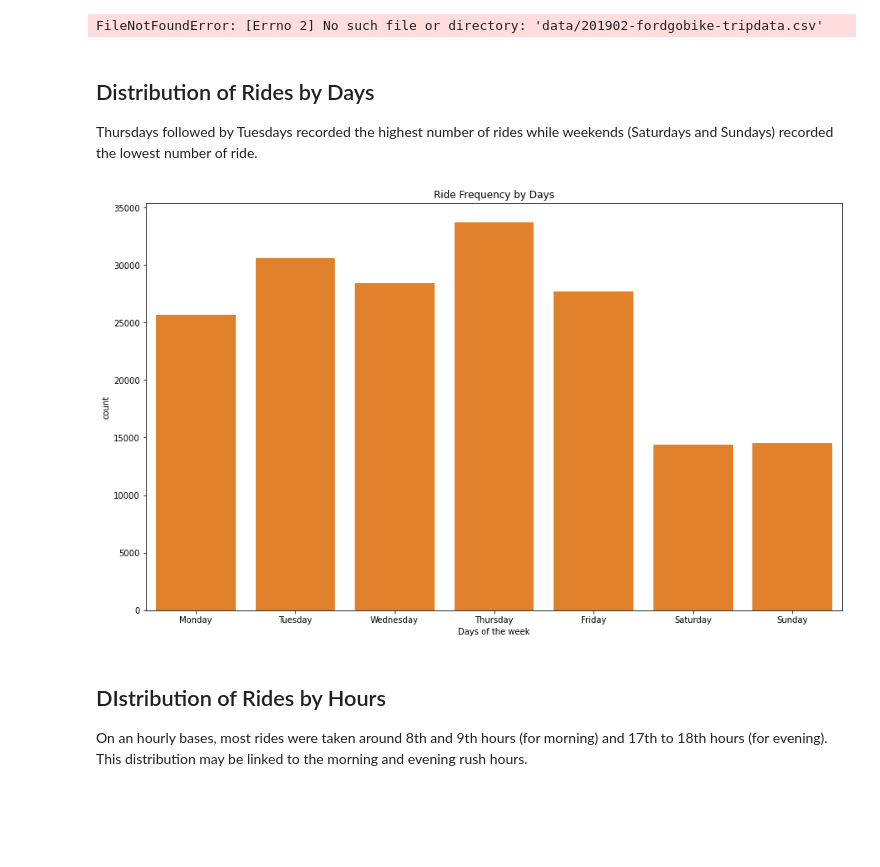
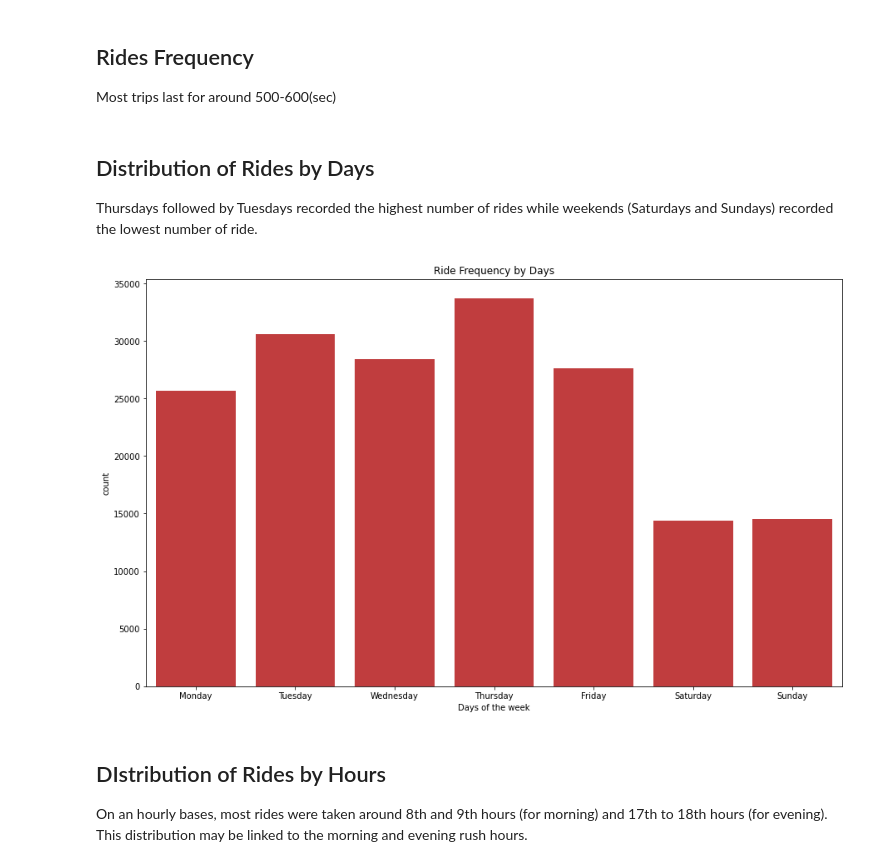
Before and after one commit to I-Sobe/Ford-GoBike-System-Data, a Jupyter notebook: script/Part_II_slide_deck_template.ipynb, the cells around one changed output. Drawn from its saved outputs; the diff is of its cells as text; code cells hidden in the pictures; blank space fills up the shorter version.

Commit message:
ADD: visualization slides

```diff
--- a/script/Part_II_slide_deck_template.ipynb
+++ b/script/Part_II_slide_deck_template.ipynb
@@ -24,6 +41,4 @@ import warnings
 warnings.simplefilter("ignore")
 # %%
 # load in the dataset into a pandas dataframe
-bike = pd.read_csv('data/201902-fordgo')
+bike = pd.read_csv('../data/201902-fordgobike-tripdata.csv')
-# %% [output]
-FileNotFoundError: [Errno 2] No such file or directory: 'data/201902-fordgobike-tripdata.csv'
@@ -60,14 +44,0 @@ bike['age_groups'] = pd.cut(bike['age'], bin_edges, labels = bin_names)
-# %%
-# convert start_day, end_day, start_hr, end_hr, bike_share_for_all_trip, member_gender, and user_type into ordered categorical types
-ordinal_var_dict = {'start_day': ['Monday','Tuesday','Wednesday','Thursday','Friday', 'Saturday', 'Sunday'],
-                    'end_day': ['Monday','Tuesday','Wednesday','Thursday','Friday', 'Saturday', 'Sunday'],
-                   'start_hr': [str(i) for i in range(0,24)],
-                   'end_hr': [str(i) for i in range(0,24)],
-                   'bike_share_for_all_trip': ['No','Yes'],
-                    'member_gender': ['Male','Other','Female'],
-                    'user_type': ['Customer', 'Subscriber']}
-
-for var in ordinal_var_dict:
-    ordered_var = pd.api.types.CategoricalDtype(ordered = True,
-                                                categories = ordinal_var_dict[var])
-    bike[var] = bike[var].astype(ordered_var)
@@ -74,14 +112,17 @@ for var in ordinal_var_dict:
+# %% [markdown]
+## Rides Frequency
+Most trips last for around 500-600(sec)
 # %% [markdown]
 ## Distribution of Rides by Days
 
 Thursdays followed by Tuesdays recorded the highest number of rides while weekends (Saturdays and Sundays) recorded the lowest number of ride.
 # %%
 plt.figure(figsize = (15,9))
-sb.countplot(data = bike, x = 'start_day', color = sb.color_palette()[1])
+sb.countplot(data = df, x = 'start_day', color = sb.color_palette()[3])
 plt.xlabel('Days of the week')
 plt.title('Ride Frequency by Days');
 # %% [output]
-[figure, old version]
+[figure, new version]
 # %% [markdown]
 ## DIstribution of Rides by Hours
 
```
Also changed, not shown: parts of 17 cells of this notebook, 2 other files.
